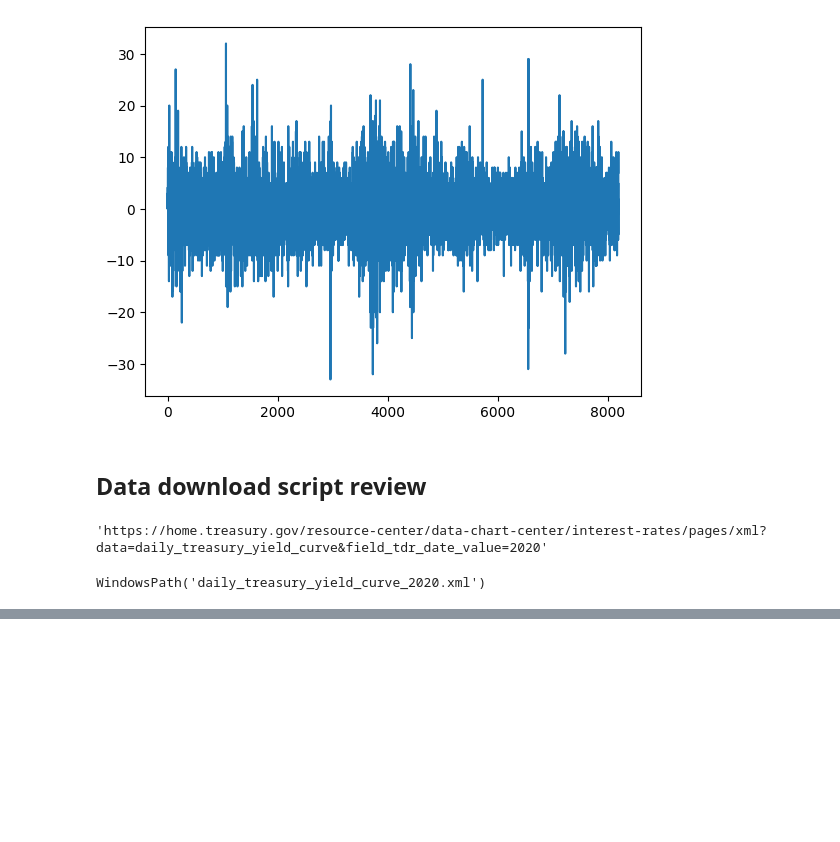
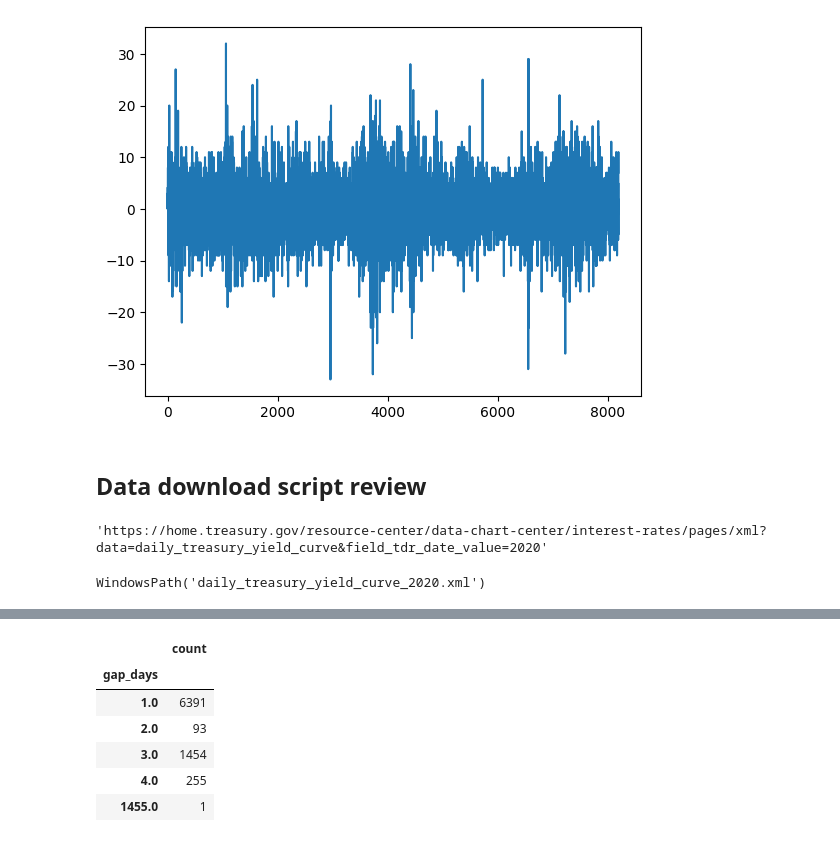
Before and after one commit to JinxuJiang/treasury-pca-strategy, a Jupyter notebook: notebook/test.ipynb, the cells around one changed output, grey strips where cells are left out. Drawn from its saved outputs; the diff is of its cells as text; code cells hidden in the pictures; blank space fills up the shorter version.

```diff
--- a/test.ipynb
+++ b/notebook/test.ipynb
@@ -152,0 +310,19 @@ WindowsPath('daily_treasury_yield_curve_2020.xml')
+# %%
+date_gaps = levels[["date"]].copy()
+date_gaps["gap_days"] = date_gaps["date"].diff().dt.days
+
+display(
+    date_gaps["gap_days"]
+    .value_counts()
+    .sort_index()
+    .to_frame("count")
+    .head(15)
+)
+# %% [output]
+|  | count |
+| gap_days |  |
+| 1.0 | 6391 |
+| 2.0 | 93 |
+| 3.0 | 1454 |
+| 4.0 | 255 |
+| 1455.0 | 1 |
```
Also changed, not shown: parts of 7 cells of this notebook, 8 other files.
